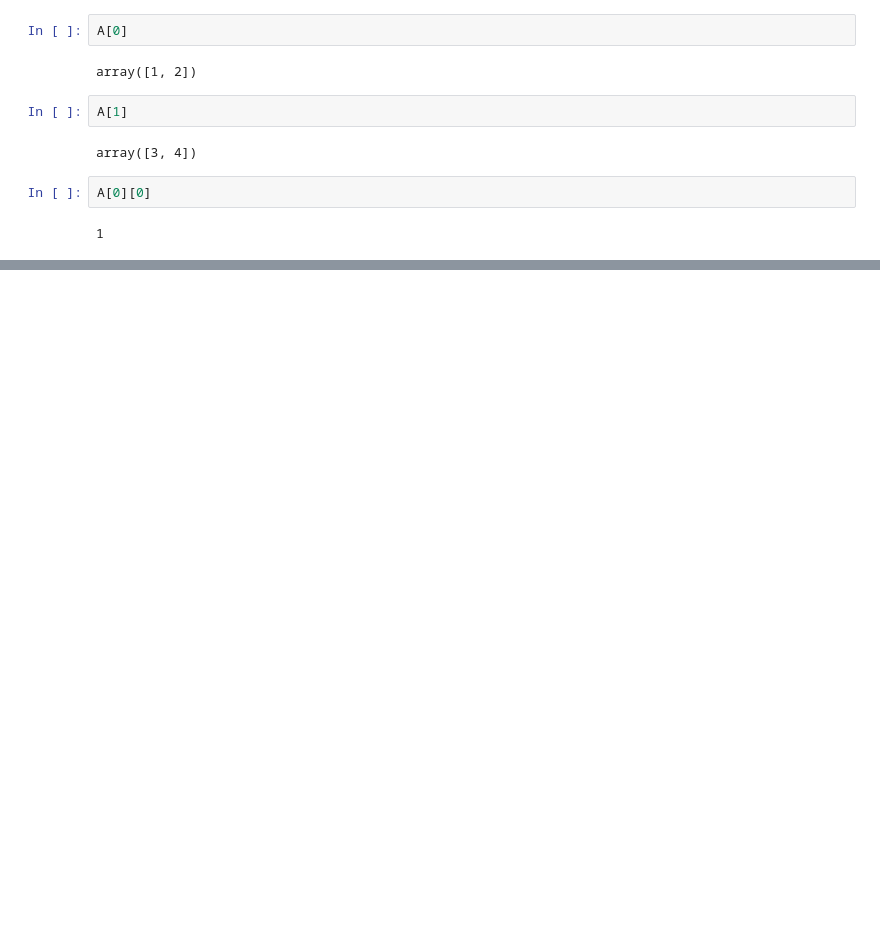
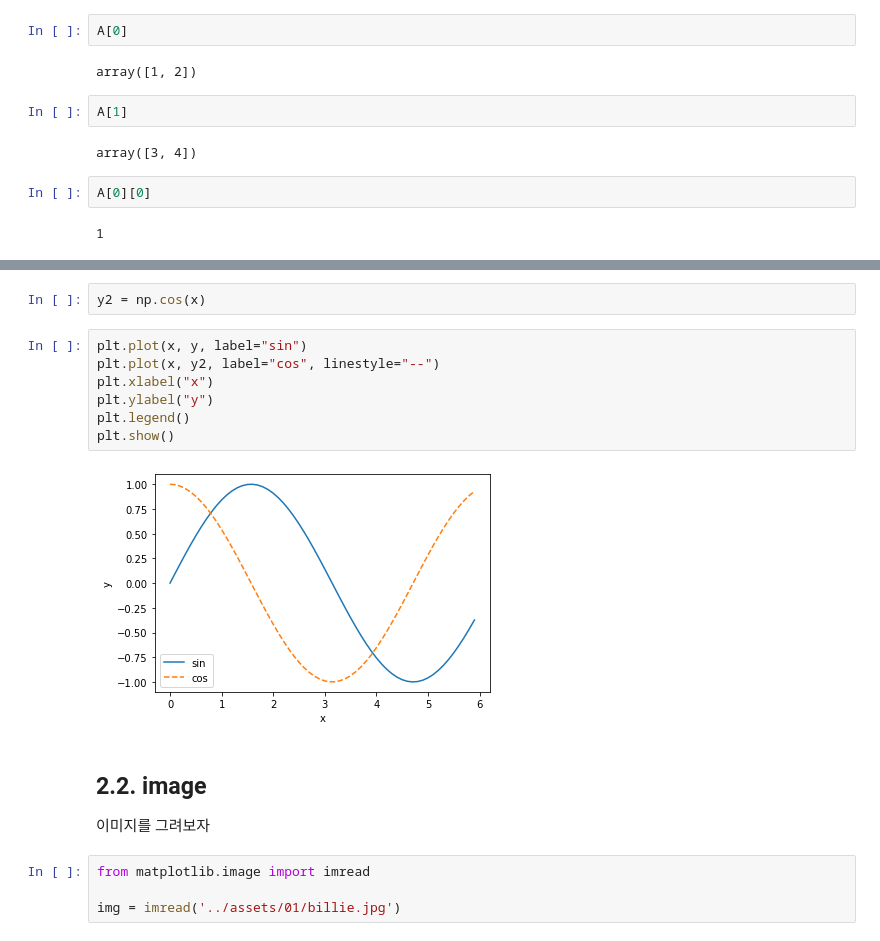
Before and after one commit to hyeyoom/machine-learning, a Jupyter notebook: deep_learning_from_scratch/notebook/1. python tutorial/Introduction to python .ipynb, the cells around one changed output, grey strips where cells are left out. Cells and saved outputs as stored; diff of their text form; blank space fills up the shorter version.

```diff
--- a/deep_learning_from_scratch/notebook/1. python tutorial/Introduction to python .ipynb
+++ b/deep_learning_from_scratch/notebook/1. python tutorial/Introduction to python .ipynb
@@ -110,0 +142,19 @@ A[0][0]
+# %%
+y2 = np.cos(x)
+# %%
+plt.plot(x, y, label="sin")
+plt.plot(x, y2, label="cos", linestyle="--")
+plt.xlabel("x")
+plt.ylabel("y")
+plt.legend()
+plt.show()
+# %% [output]
+[figure, added]
+# %% [markdown]
+## 2.2. image
+
+이미지를 그려보자
+# %%
+from matplotlib.image import imread
+
+img = imread('../assets/01/billie.jpg')
```
Also changed, not shown: parts of 5 cells of this notebook, 1 other file.
